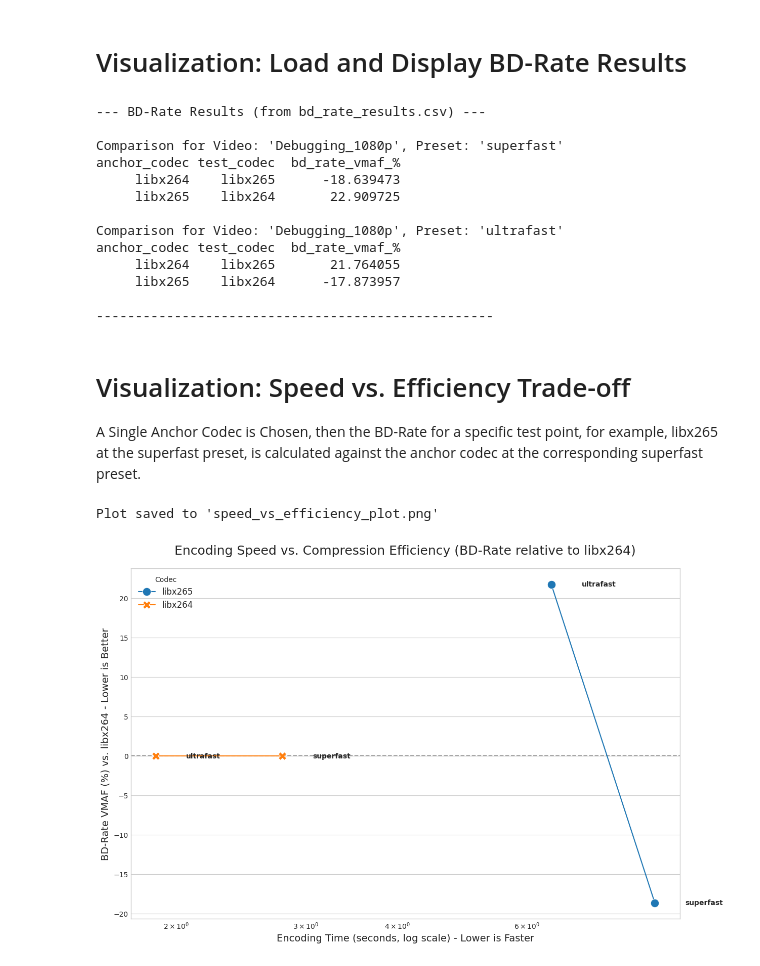
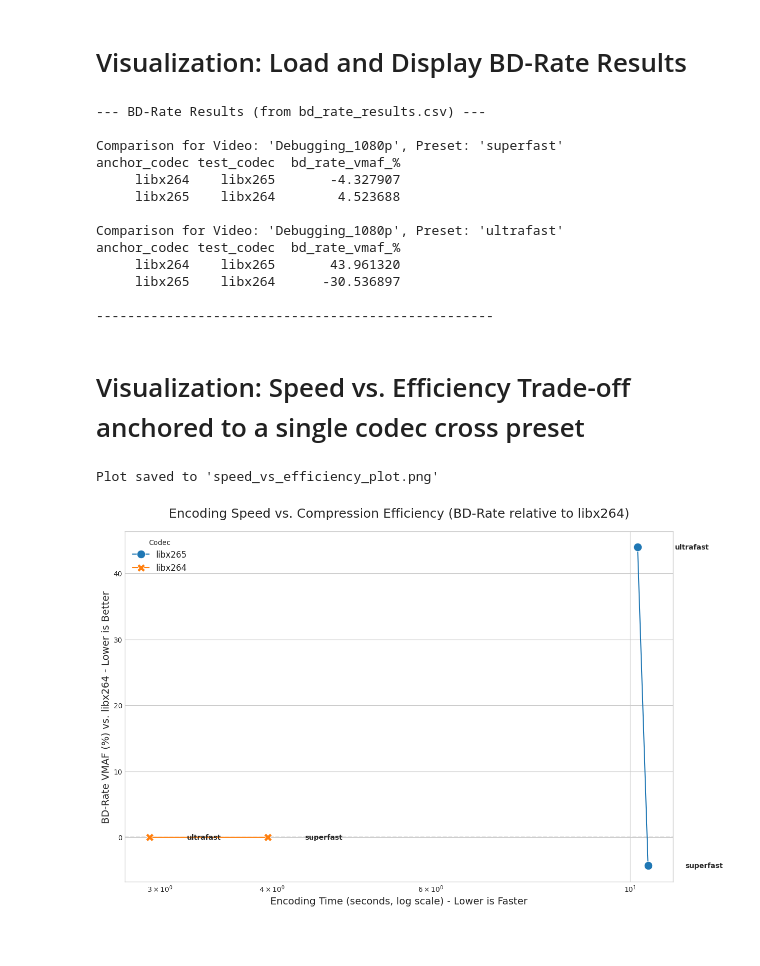
Before and after one commit to sanchezcarballlido/multimedia-benchmark, a Jupyter notebook: notebooks/analysis_experiment.ipynb, the cells around one changed output. Saved outputs shown, nothing was run; the diff lists cells and outputs as text; code cells hidden in the pictures; blank space fills up the shorter version.

Commit message:
Add a scatter plot to visualize the trade-off between encoding time and BD-Rate against a single anchor

```diff
--- a/notebooks/analysis_experiment.ipynb
+++ b/notebooks/analysis_experiment.ipynb
@@ -13,7 +13,7 @@ import seaborn as sns
 Load the results data from 'results/.../combined_data.csv' into a pandas DataFrame.
 # %%
 # Load experiment results
-data_path = '../results/template_experiment_2025-06-19_11-52-58/combined_data.csv'
+data_path = '../results/template_experiment_2025-06-19_12-28-10/combined_data.csv'
 df = pd.read_csv(data_path)
 df
 # %% [output]
@@ -90,19 +90,17 @@ else:
 
 Comparison for Video: 'Debugging_1080p', Preset: 'superfast'
 anchor_codec test_codec  bd_rate_vmaf_%
-     libx264    libx265      -18.639473
-     libx265    libx264       22.909725
+     libx264    libx265       -4.327907
+     libx265    libx264        4.523688
 
 Comparison for Video: 'Debugging_1080p', Preset: 'ultrafast'
 anchor_codec test_codec  bd_rate_vmaf_%
-     libx264    libx265       21.764055
-     libx265    libx264      -17.873957
+     libx264    libx265       43.961320
+     libx265    libx264      -30.536897
 
 ---------------------------------------------------
 # %% [markdown]
-# Visualization: Speed vs. Efficiency Trade-off
-
- A Single Anchor Codec is Chosen, then the BD-Rate for a specific test point, for example, libx265 at the superfast preset, is calculated against the anchor codec at the corresponding superfast preset.
+# Visualization: Speed vs. Efficiency Trade-off anchored to a single codec cross preset
 # %%
 
 # This cell creates a scatter plot to visualize the trade-off between
@@ -163,32 +161,32 @@ else:
         markersize=12,
         dashes=False,
         ax=ax
     )
 
     # Set the x-axis to a logarithmic scale for better visualization
-    ax.set_xscale('log')
+    #ax.set_xscale('log')
 
     # Add labels for each data point (preset name)
     for idx, row in df_plot.iterrows():
         ax.text(row['cpu_time_seconds'] * 1.1, row['bd_rate_vmaf_%'], row['preset'],
                 fontsize=10, va='center', fontweight='bold')
 
     # Add a horizontal reference line at y=0
     ax.axhline(0, ls='--', color='gray', zorder=0)
 
     # --- Final Touches ---
     ax.set_title(f'Encoding Speed vs. Compression Efficiency (BD-Rate relative to {ANCHOR_CODEC})', fontsize=18, pad=20)
     ax.set_xlabel('Encoding Time (seconds, log scale) - Lower is Faster', fontsize=14)
     ax.set_ylabel(f'BD-Rate VMAF (%) vs. {ANCHOR_CODEC} - Lower is Better', fontsize=14)
     ax.legend(title='Codec', fontsize=12)
 
     # Save the figure to a file
     # The output path is relative to the notebook's location
     output_figure_path = 'speed_vs_efficiency_plot.png'
     plt.savefig(output_figure_path)
     print(f"Plot saved to '{output_figure_path}'")
 
     plt.show()
 # %% [output]
 Plot saved to 'speed_vs_efficiency_plot.png'
-[figure, old version]
+[figure, new version]
```
Also changed, not shown: parts of 4 cells of this notebook, 2 other files.
